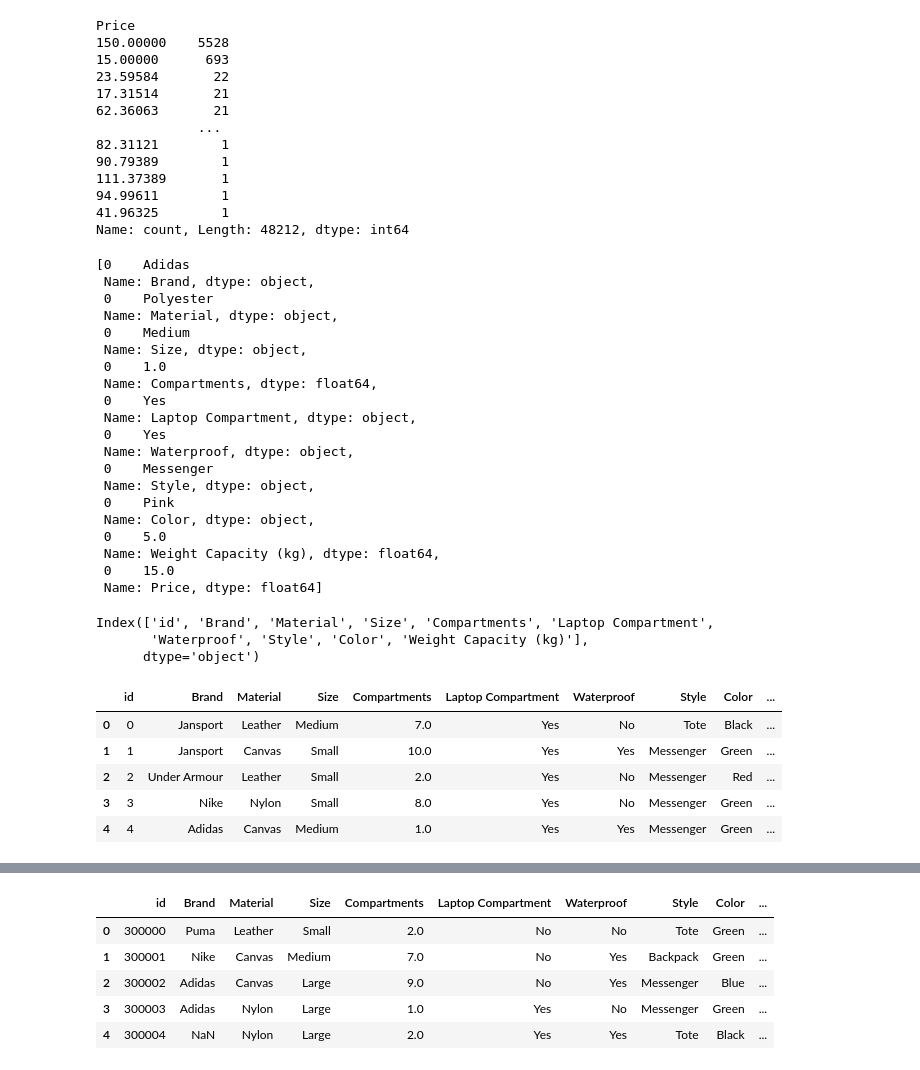
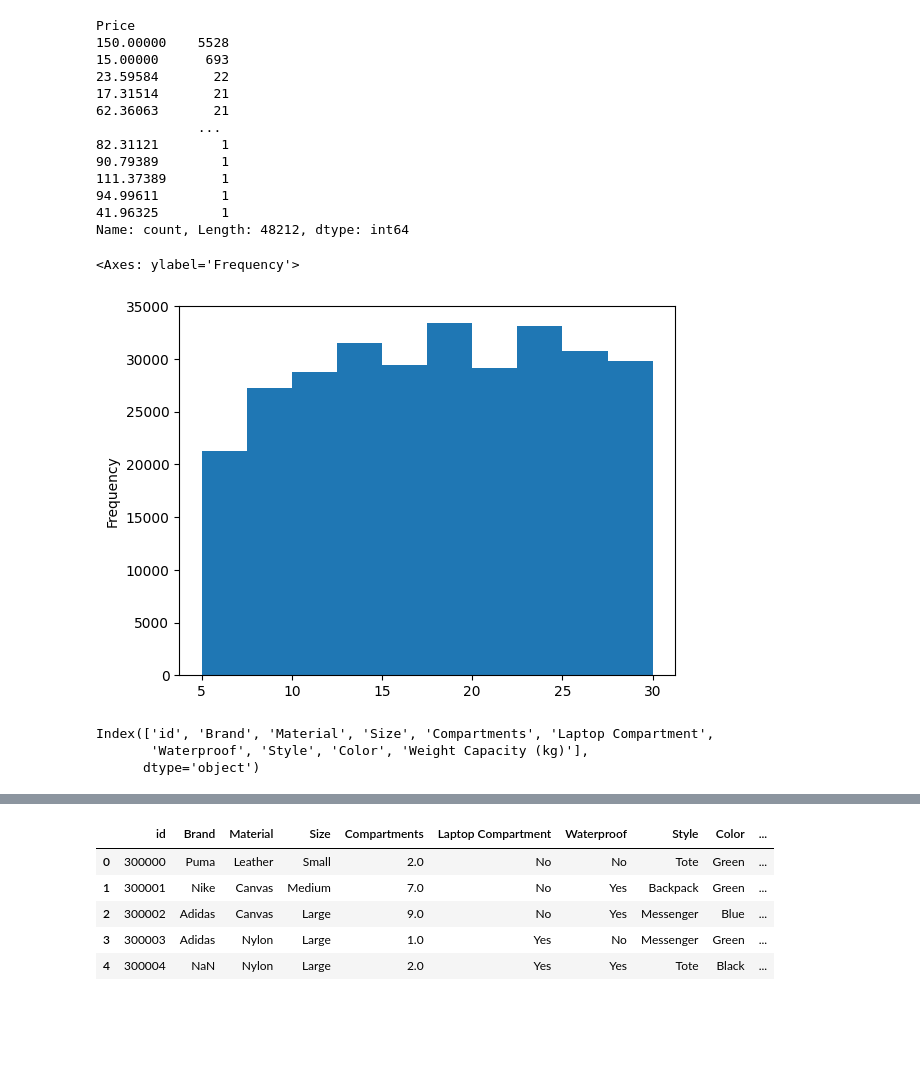
Before and after one commit to tengkumuazabs/my-portfolio, a Jupyter notebook: python-projects/kaggle/backpack-price-prediction/main.ipynb, the cells around one changed output, grey strips where cells are left out. Saved outputs shown, nothing was run; the diff lists cells and outputs as text; code cells hidden in the pictures; blank space fills up the shorter version.

```diff
--- a/python-projects/kaggle/backpack-price-prediction/main.ipynb
+++ b/python-projects/kaggle/backpack-price-prediction/main.ipynb
@@ -103,44 +104,19 @@ Name: count, Length: 48212, dtype: int64
 # %%
 train = train[train.Price < 150]
 # %%
-[train[i].mode() for i in train.columns.drop('id')]
+# [train[i].mode() for i in train.columns.drop('id')]
-# %% [output]
-[0    Adidas
- Name: Brand, dtype: object,
- 0    Polyester
- Name: Material, dtype: object,
- 0    Medium
- Name: Size, dtype: object,
- 0    1.0
- Name: Compartments, dtype: float64,
- 0    Yes
- Name: Laptop Compartment, dtype: object,
- 0    Yes
- Name: Waterproof, dtype: object,
- 0    Messenger
- Name: Style, dtype: object,
- 0    Pink
- Name: Color, dtype: object,
- 0    5.0
- Name: Weight Capacity (kg), dtype: float64,
- 0    15.0
- Name: Price, dtype: float64]
 # %%
 X_train = train.drop('Price', axis=1)
 y_train = train.Price
+# %%
+X_train['Weight Capacity (kg)'].plot(kind='hist')
+# %% [output]
+<Axes: ylabel='Frequency'>
+[figure, added]
 # %%
 X_train.columns
 # %% [output]
 Index(['id', 'Brand', 'Material', 'Size', 'Compartments', 'Laptop Compartment',
        'Waterproof', 'Style', 'Color', 'Weight Capacity (kg)'],
       dtype='object')
-# %%
-X_train.head()
-# %% [output]
-|  | id | Brand | Material | Size | Compartments | Laptop Compartment | Waterproof | Style | Color | ... |
-| 0 | 0 | Jansport | Leather | Medium | 7.0 | Yes | No | Tote | Black | ... |
-| 1 | 1 | Jansport | Canvas | Small | 10.0 | Yes | Yes | Messenger | Green | ... |
-| 2 | 2 | Under Armour | Leather | Small | 2.0 | Yes | No | Messenger | Red | ... |
-| 3 | 3 | Nike | Nylon | Small | 8.0 | Yes | No | Messenger | Green | ... |
-| 4 | 4 | Adidas | Canvas | Medium | 1.0 | Yes | Yes | Messenger | Green | ... |
 # %%
```
Also changed, not shown: parts of 9 cells of this notebook, 5 other files.
